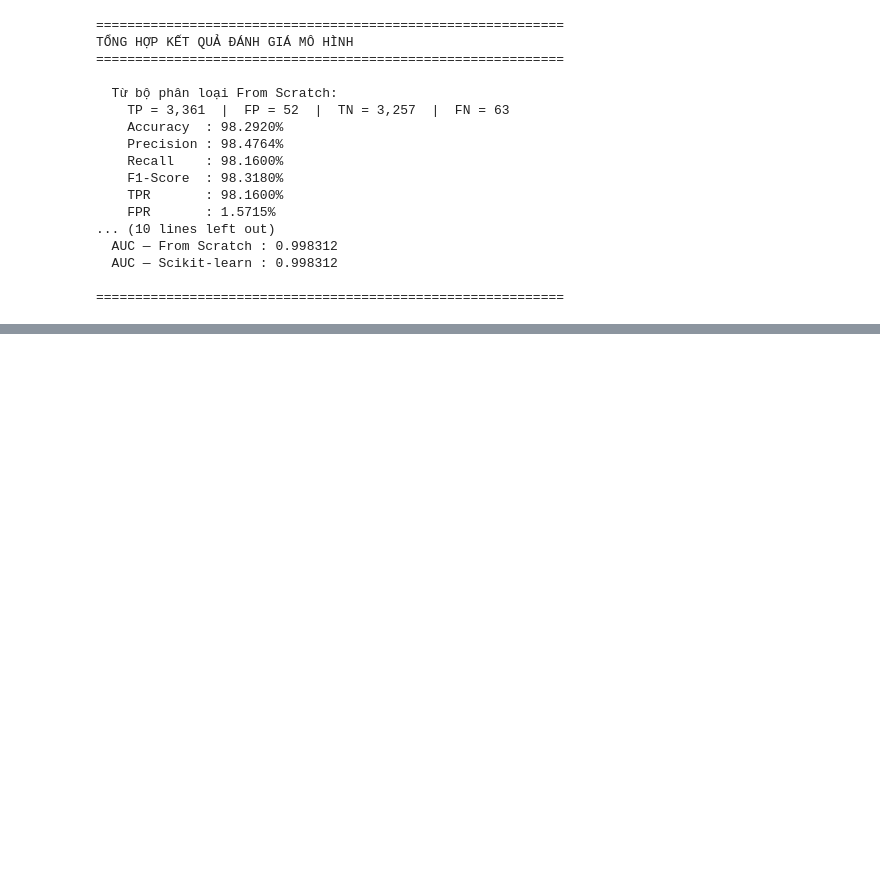
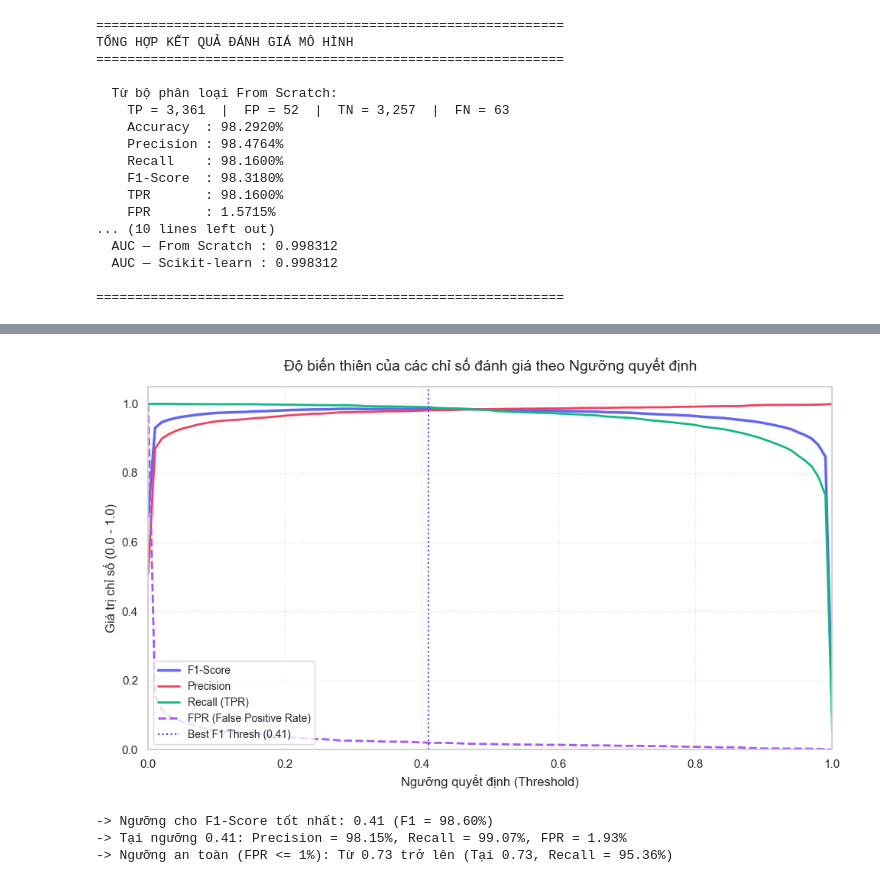
Before and after one commit to itsanhkhoi12/UTH-MACHINE-LEARNING-ASSIGNMENTS-GR02, a Jupyter notebook: practice_1/Navies_vqd/07_evaluation.ipynb, the cells around one changed output, grey strips where cells are left out. Saved outputs shown, nothing was run; the diff lists cells and outputs as text; code cells hidden in the pictures; blank space fills up the shorter version.

```diff
--- a/practice_1/Navies_vqd/07_evaluation.ipynb
+++ b/practice_1/Navies_vqd/07_evaluation.ipynb
@@ -371,0 +295,71 @@ TỔNG HỢP KẾT QUẢ ĐÁNH GIÁ MÔ HÌNH
+# %%
+import numpy as np
+import matplotlib.pyplot as plt
+
+# Dự đoán xác suất lớp spam (lớp 1)
+y_proba_s = clf_scratch.predict_proba(X_test)[:, 1]
+
+thresholds = np.linspace(0.0, 1.0, 101)
+precisions = []
+recalls = []
+f1_scores = []
+fpr_rates = []
+
+y_test_arr = np.array(y_test)
+
+for t in thresholds:
+    y_pred_t = np.where(y_proba_s >= t, 'spam', 'ham')
+
+    # Tính các chỉ số
+    tp = np.sum((y_test_arr == 'spam') & (y_pred_t == 'spam'))
+    fp = np.sum((y_test_arr == 'ham') & (y_pred_t == 'spam'))
+    tn = np.sum((y_test_arr == 'ham') & (y_pred_t == 'ham'))
+    fn = np.sum((y_test_arr == 'spam') & (y_pred_t == 'ham'))
+
+    prec = tp / (tp + fp) if (tp + fp) > 0 else 0
+    rec = tp / (tp + fn) if (tp + fn) > 0 else 0
+    f1 = 2 * prec * rec / (prec + rec) if (prec + rec) > 0 else 0
+    fpr = fp / (fp + tn) if (fp + tn) > 0 else 0
+
+    precisions.append(prec)
+    recalls.append(rec)
+    f1_scores.append(f1)
+    fpr_rates.append(fpr)
+
+# Vẽ biểu đồ
+plt.figure(figsize=(10, 6))
+plt.plot(thresholds, f1_scores, label='F1-Score', color='#6366f1', linewidth=2.5)
+plt.plot(thresholds, precisions, label='Precision', color='#f43f5e', linewidth=2)
+plt.plot(thresholds, recalls, label='Recall (TPR)', color='#10b981', linewidth=2)
+plt.plot(thresholds, fpr_rates, label='FPR (False Positive Rate)', color='#a855f7', linewidth=2, linestyle='--')
+
+# Ngưỡng tối ưu F1
+best_idx = np.argmax(f1_scores)
+best_thresh = thresholds[best_idx]
+best_f1 = f1_scores[best_idx]
+
+plt.axvline(best_thresh, color='#4f46e5', linestyle=':', label=f'Best F1 Thresh ({best_thresh:.2f})')
+
+plt.title('Độ biến thiên của các chỉ số đánh giá theo Ngưỡng quyết định', fontsize=14, pad=15)
+plt.xlabel('Ngưỡng quyết định (Threshold)', fontsize=12)
+plt.ylabel('Giá trị chỉ số (0.0 - 1.0)', fontsize=12)
+plt.grid(True, linestyle=':', alpha=0.6)
+plt.legend(loc='lower left', fontsize=10)
+plt.xlim(0.0, 1.0)
+plt.ylim(0.0, 1.05)
+plt.tight_layout()
+plt.show()
+
+print(f'-> Ngưỡng cho F1-Score tốt nhất: {best_thresh:.2f} (F1 = {best_f1*100:.2f}%)')
+print(f'-> Tại ngưỡng {best_thresh:.2f}: Precision = {precisions[best_idx]*100:.2f}%, Recall = {recalls[best_idx]*100:.2f}%, FPR = {fpr_rates[best_idx]*100:.2f}%')
+
+# Tìm ngưỡng tối đa hóa Recall và giữ FPR <= 1%
+safe_idx = np.where(np.array(fpr_rates) <= 0.01)[0]
+if len(safe_idx) > 0:
+    safe_thresh = thresholds[safe_idx[0]]
+    print(f'-> Ngưỡng an toàn (FPR <= 1%): Từ {safe_thresh:.2f} trở lên (Tại {safe_thresh:.2f}, Recall = {recalls[safe_idx[0]]*100:.2f}%)')
+# %% [output]
+[figure, added]
+-> Ngưỡng cho F1-Score tốt nhất: 0.41 (F1 = 98.60%)
+-> Tại ngưỡng 0.41: Precision = 98.15%, Recall = 99.07%, FPR = 1.93%
+-> Ngưỡng an toàn (FPR <= 1%): Từ 0.73 trở lên (Tại 0.73, Recall = 95.36%)
```
Also changed, not shown: parts of 5 cells of this notebook, 52 other files.
